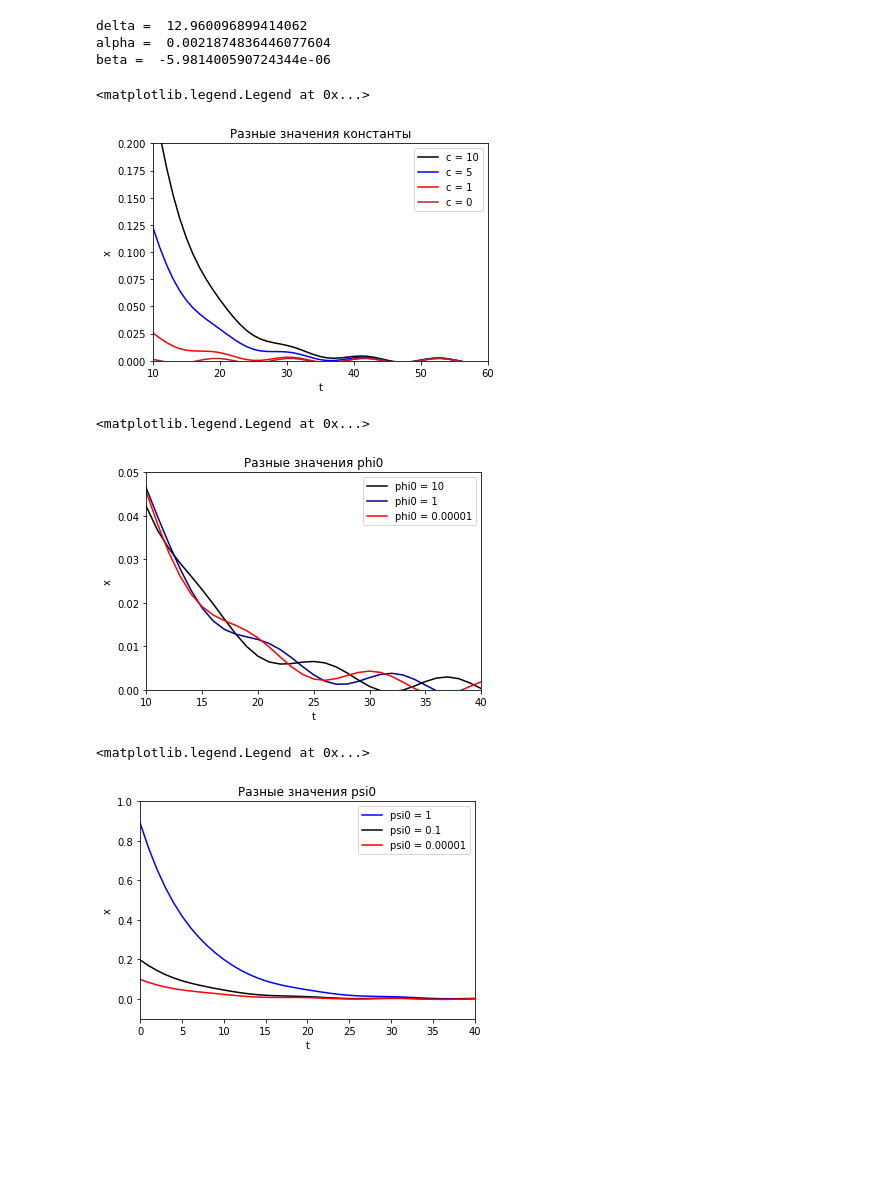
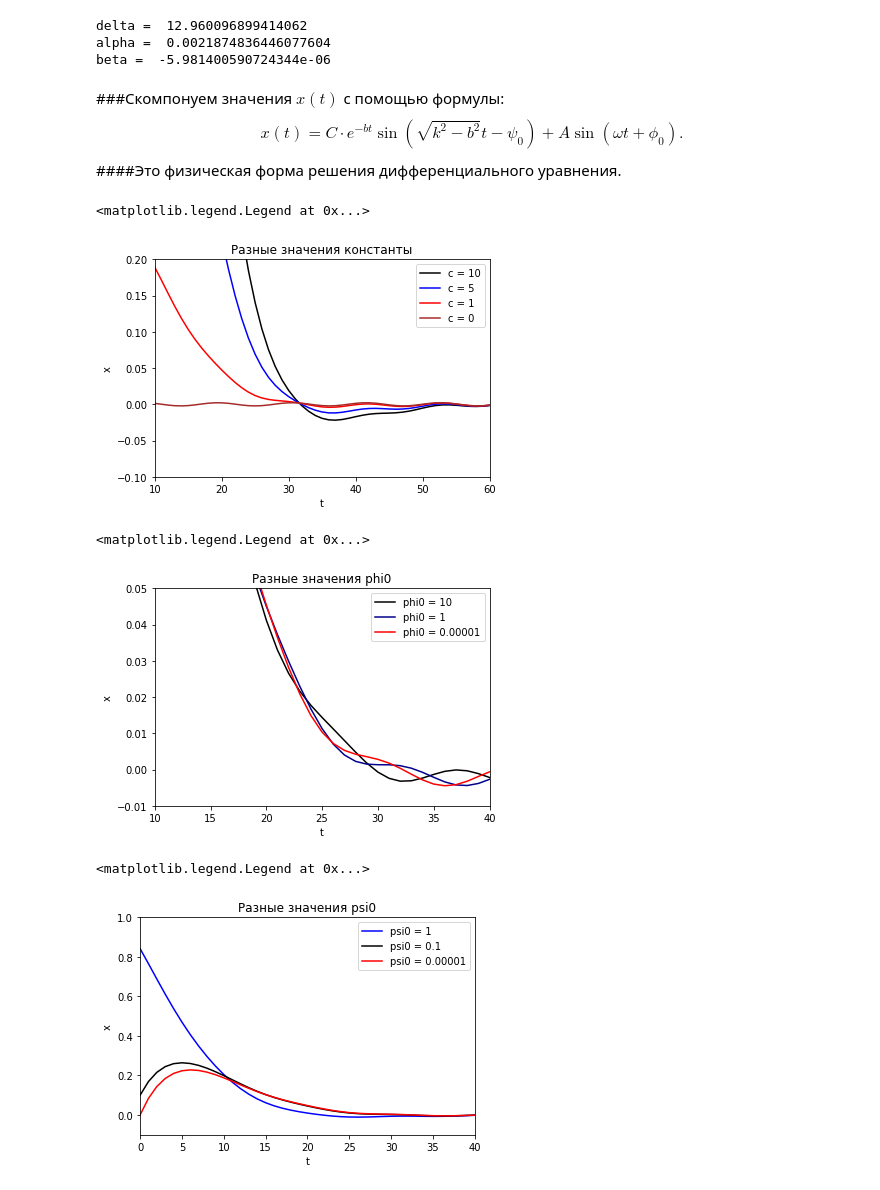
Before and after one commit to Viktory4121/Math_modeling, a Jupyter notebook: ИДЗ2.ipynb, the cells around one changed output. Cells and saved outputs as stored; diff of their text form; code cells hidden in the pictures; blank space fills up the shorter version.

```diff
--- a/ИДЗ2.ipynb
+++ b/ИДЗ2.ipynb
@@ -150,16 +150,20 @@ def animate1(j):
 
 #anim = FuncAnimation(fig, animate1, init_func=init, frames=100, interval=30, blit=True, repeat=True)
 #anim
+# %% [markdown]
+###Скомпонуем значения $x(t)$ с помощью формулы:
+$$x(t)=C \cdot e^{-bt} \sin(\sqrt{k^2 - b^2}t - \psi_0) + A \sin(\omega t + \phi_0).$$
+####Это физическая форма решения дифференциального уравнения.
 # %%
 t = [i for i in range(0,101,1)]
 def fun(tt, oomega, psi, phi, cc, n_color, message, b=b, A=A, k=k):
   xx = []
   for i in tt:
-    xx.append(cc * math.exp(-b*i) * math.sin(math.sqrt(abs(k**2 - b**2)) + psi) + A * math.sin(oomega * i + phi))
+    xx.append(cc * math.exp(-b*i) * math.sin(math.sqrt(abs(k**2 - b**2)) * i + psi) + A * math.sin(oomega * i + phi))
   plt.plot(tt, xx, color = n_color, label=message)
 # %%
 fig, ax = plt.subplots()
-ax = plt.axes(xlim=(10, 60), ylim=(0, 0.2))
+ax = plt.axes(xlim=(10, 60), ylim=(-0.1, 0.2))
 ax.set_title("Разные значения константы")
 ax.set_xlabel('t')
 ax.set_ylabel('x')
@@ -170,20 +174,20 @@ fun(t, omega, 0.01, 0.01, 0, "brown", "с = 0")
 ax.legend()
 # %% [output]
 <matplotlib.legend.Legend at 0x...>
-[figure, old version]
+[figure, new version]
 # %%
 fig, ax = plt.subplots()
-ax = plt.axes(xlim=(10, 40), ylim=(0, 0.05))
+ax = plt.axes(xlim=(10, 40), ylim=(-0.01, 0.05))
 ax.set_title("Разные значения phi0")
 ax.set_xlabel('t')
 ax.set_ylabel('x')
 fun(t, omega, 0.1, 10, 1, "black", "phi0 = 10")
 fun(t, omega, 0.1, 1, 1, "darkblue", "phi0 = 1")
 fun(t, omega, 0.1, 0.00001, 1, "red", "phi0 = 0.00001")
 ax.legend()
 # %% [output]
 <matplotlib.legend.Legend at 0x...>
-[figure, old version]
+[figure, new version]
 # %%
 fig, ax = plt.subplots()
 ax = plt.axes(xlim=(0, 40), ylim=(-0.1, 1))
@@ -196,7 +200,7 @@ fun(t, omega, 0.00001, 0.1, 1, "red", "psi0 = 0.00001")
 ax.legend()
 # %% [output]
 <matplotlib.legend.Legend at 0x...>
-[figure, old version]
+[figure, new version]
 # %%
 fig, ax = plt.subplots()
 ax.set_title("Разные значения omega")
```
Also changed, not shown: parts of 4 cells of this notebook.
